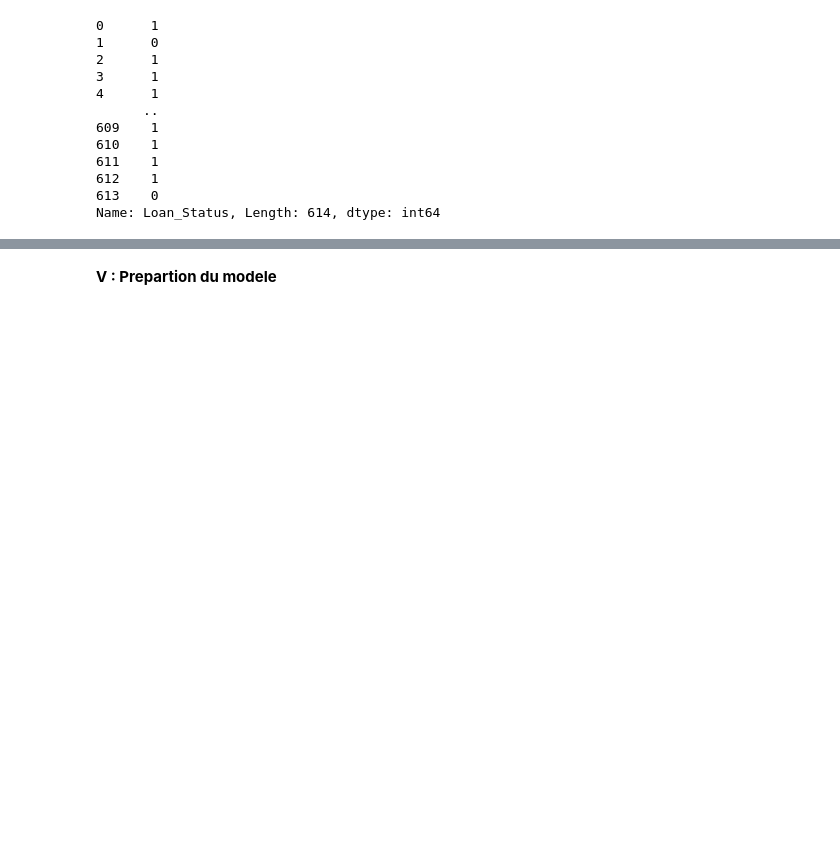
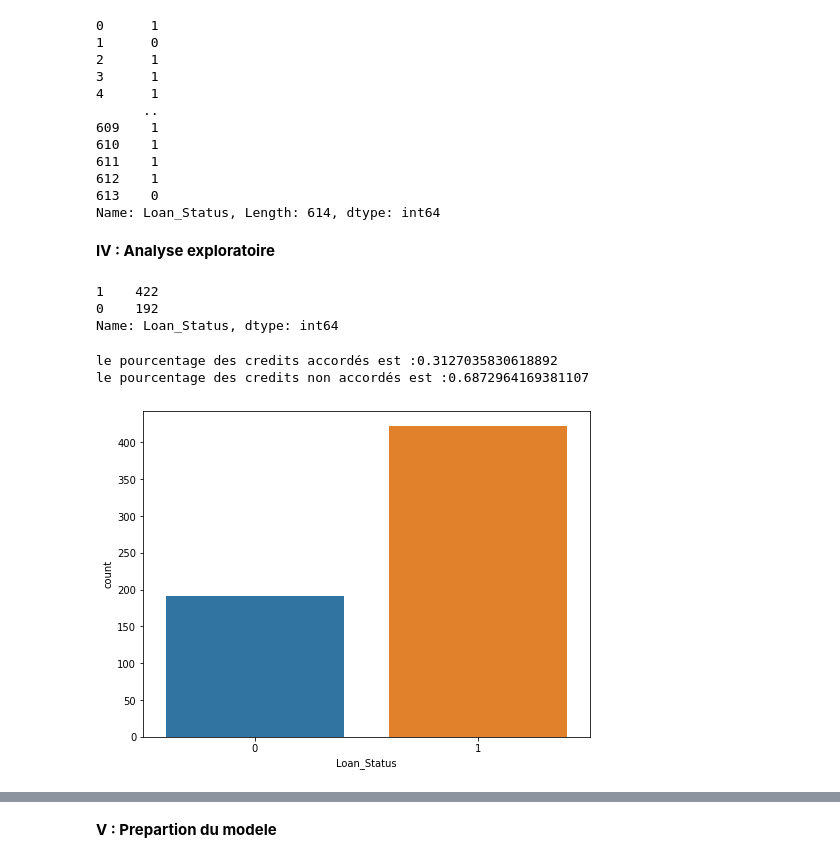
Before and after one commit to Zonzirigue/NBAPlayer-Salary-Dataset-2017---2018-, a Jupyter notebook: credit_bank.ipynb, the cells around one changed output, grey strips where cells are left out. Saved outputs shown, nothing was run; the diff lists cells and outputs as text; code cells hidden in the pictures; blank space fills up the shorter version.

```diff
--- a/credit_bank.ipynb
+++ b/credit_bank.ipynb
@@ -289,3 +287,12 @@ y
 612    1
 613    0
 Name: Loan_Status, Length: 614, dtype: int64
+# %% [markdown]
+**IV : Analyse exploratoire**
+# %%
+#La variable cible(target)
+target.value_counts()
+# %% [output]
+1    422
+0    192
+Name: Loan_Status, dtype: int64
@@ -291,0 +302,11 @@ Name: Loan_Status, Length: 614, dtype: int64
+# %%
+plt.figure(figsize=(8,6))
+sns.countplot(target)
+yes=target.value_counts()[0]/len(target)
+no=target.value_counts()[1]/len(target)
+print(f'le pourcentage des credits accordés est :{yes}')
+print(f'le pourcentage des credits non accordés est :{no}')
+# %% [output]
+le pourcentage des credits accordés est :0.3127035830618892
+le pourcentage des credits non accordés est :0.6872964169381107
+[figure, added]
```
Also changed, not shown: parts of 6 cells of this notebook.
